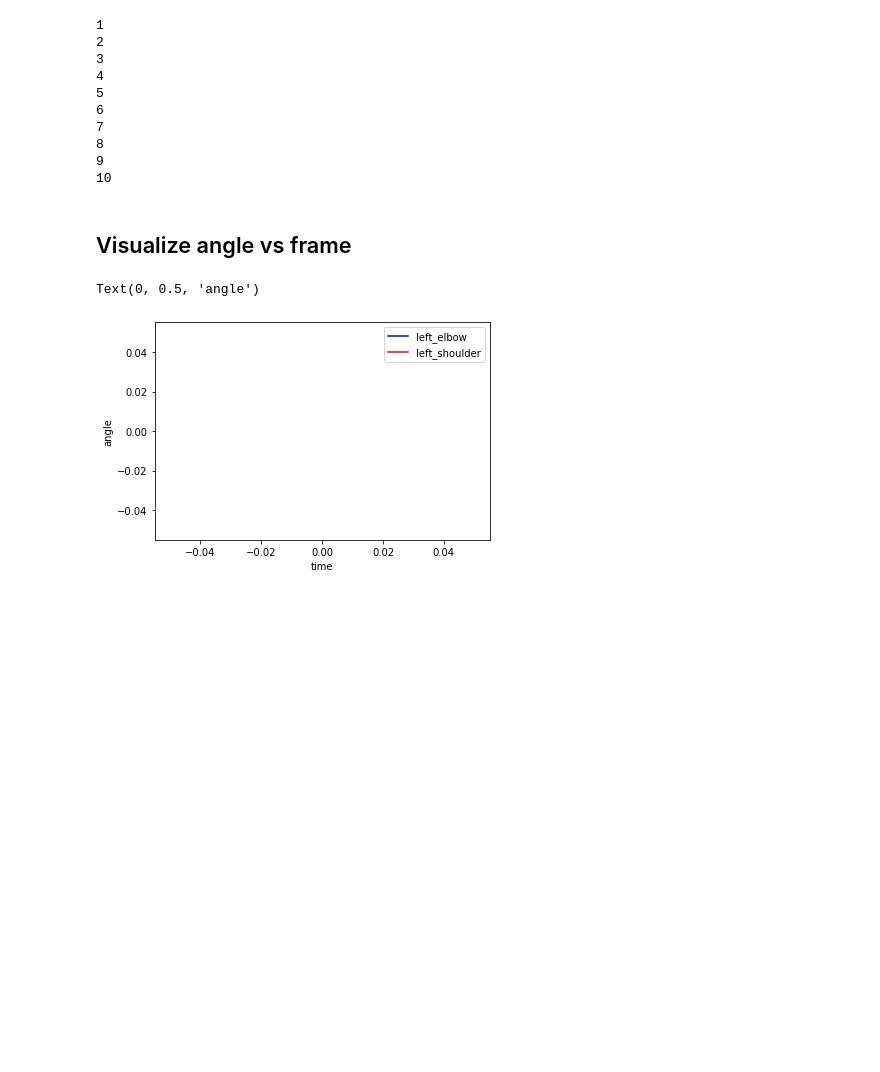
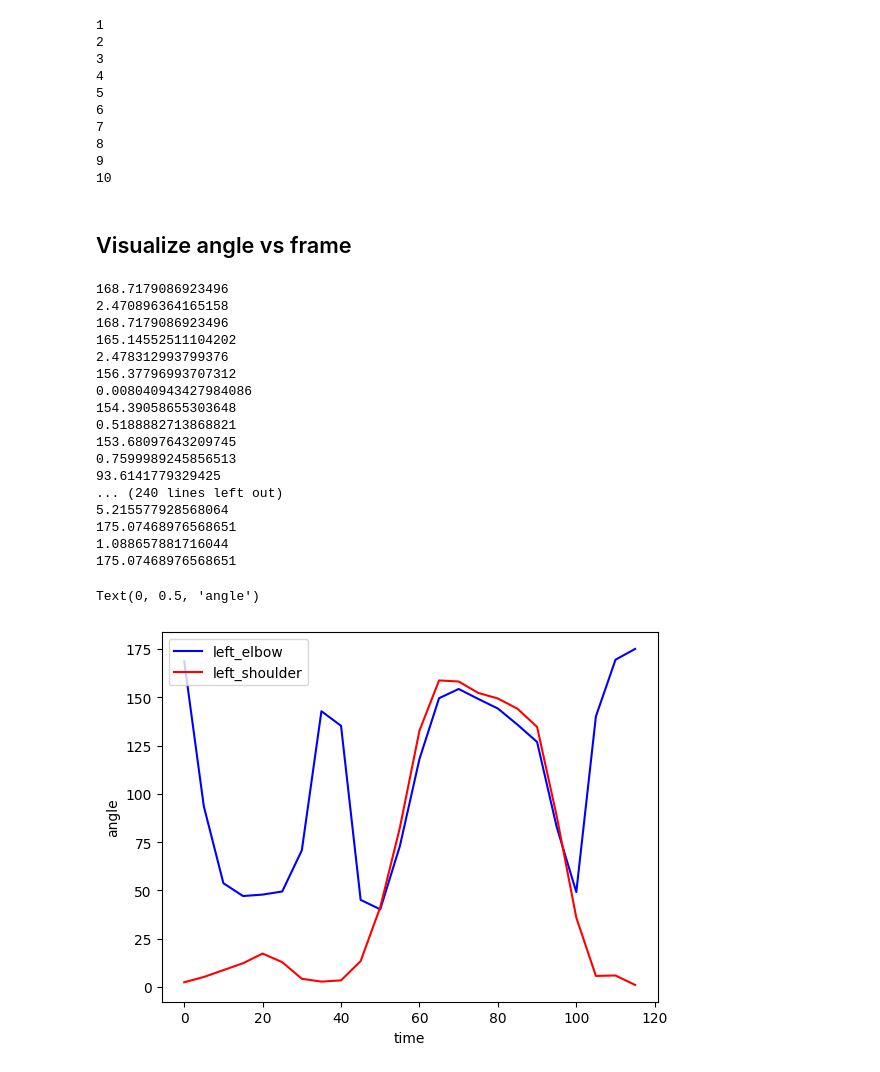
Before and after one commit to junsukha/pose-estimation-demo, a Jupyter notebook: media pipe pose.ipynb, the cells around one changed output. Drawn from its saved outputs; the diff is of its cells as text; code cells hidden in the pictures; blank space fills up the shorter version.

Commit message:
Get mediapipe working on pre-recorded videos

```diff
--- a/media pipe pose.ipynb
+++ b/media pipe pose.ipynb
@@ -277,7 +276,7 @@ import matplotlib.pyplot as plt
 # %%
 
 
-cap = cv2.VideoCapture('"Steph Curry.mp4"')
+cap = cv2.VideoCapture("Steph Curry.mp4")
 
 # Curl counter variables
 # counter = 0
@@ -291,8 +290,11 @@ left_shoulder_angles = []
 with mp_pose.Pose(min_detection_confidence=0.5, min_tracking_confidence=0.5) as pose: #.Pose access pose estimation model, #min_tracking_confidence tracks state
     while cap.isOpened():
         ret, frame = cap.read() # frame is image from camera
+        if not ret:
+            cap.release()
+            break
 
-        frame_width = int(cap.get())
+        frame_width = int(cap.get(3))
 
         # Recolor image
         image = cv2.cvtColor(frame, cv2.COLOR_BGR2RGB)
@@ -311,11 +313,13 @@ with mp_pose.Pose(min_detection_confidence=0.5, min_tracking_confidence=0.5) as
             # print(landmarks[mp_pose.PoseLandmark.LEFT_FOOT_INDEX])
             # Filter out landmarks with low visibility
             left_shoulder = [landmarks[mp_pose.PoseLandmark.LEFT_SHOULDER.value].x, landmarks[mp_pose.PoseLandmark.LEFT_SHOULDER.value].y]
+            # print(left_shoulder)
             left_elbow = [landmarks[mp_pose.PoseLandmark.LEFT_ELBOW.value].x, landmarks[mp_pose.PoseLandmark.LEFT_ELBOW.value].y]
             left_wrist = [landmarks[mp_pose.PoseLandmark.LEFT_WRIST.value].x, landmarks[mp_pose.PoseLandmark.LEFT_WRIST.value].y]
 
             # shoulder angle
             left_hip = [landmarks[mp_pose.PoseLandmark.LEFT_HIP.value].x, landmarks[mp_pose.PoseLandmark.LEFT_HIP.value].y]
+            # print(left_hip)
 
             # left_ = [landmarks[mp_pose.PoseLandmark.LEFT_HIP.value].x, landmarks[mp_pose.PoseLandmark.LEFT_HIP.value].y]
 
@@ -328,55 +332,56 @@ with mp_pose.Pose(min_detection_confidence=0.5, min_tracking_confidence=0.5) as
 
             if time % 5 == 0:
                 left_elbow_angles.append(left_elbow_angle)
+                # print(left_elbow_angle)
                 left_shoulder_angles.append(left_shoulder_angle)
 
                 times.append(time)
             time+=1
 
             # Visualize
             cv2.putText(image,
                         str(angle),
                         tuple(np.multiply(elbow, [640, 480]).astype(int)), # controal [640, 480] to window size
                         cv2.FONT_HERSHEY_SIMPLEX, 1, (255,255,255), 2)
-
-            # Curl counter logic
-            if angle > 160:
-                stage = "down"
-            if angle < 30 and stage == 'down':
-                stage = 'up'
-                counter += 1
-                print(counter)
         except:
             pass
-
-        # Render curl counter
-        cv2.rectangle(image, (0,0), (225,73), (245,117,16), -1)
-
-        cv2.putText(image, 'REPS', (15,20),
-                    cv2.FONT_HERSHEY_SIMPLEX, 1, (0,0,0), 1)
-        cv2.putText(image, str(counter),
-                    (10,70),
-                    cv2.FONT_HERSHEY_SIMPLEX, 2, (255,255,255), 2)
 
         mp_drawing.draw_landmarks(image, results.pose_landmarks, mp_pose.POSE_CONNECTIONS,
                                   mp_drawing.DrawingSpec(color=(245,117,66), thickness=2, circle_radius=2),
                                   mp_drawing.DrawingSpec(color=(245,66,230), thickness=2, circle_radius=2)) # image here is BGR
 
         cv2.imshow('Mediappipe Feed', image)
 
         if cv2.waitKey(10) & 0xFF == ord('q'):
             break
 
 
     cap.release()
     cv2.destroyAllWindows()
 
 plt.plot(times, left_elbow_angles, color='b', label = 'left_elbow')
 plt.plot(times, left_shoulder_angles, color='r', label='left_shoulder')
 plt.legend()
 
 plt.xlabel('time')
 plt.ylabel('angle')
 # %% [output]
-Text(0, 0.5, 'angle')
+168.7179086923496
+2.470896364165158
+168.7179086923496
+165.14552511104202
+2.478312993799376
+156.37796993707312
+0.008040943427984086
+154.39058655303648
+0.5188882713868821
+153.68097643209745
+0.7599989245856513
+93.6141779329425
+... (240 lines left out)
+5.215577928568064
+175.07468976568651
+1.088657881716044
+175.07468976568651
+Text(0, 0.5, 'angle')
-[figure, old version]
+[figure, new version]
```
Also changed, not shown: parts of 1 cell of this notebook.
